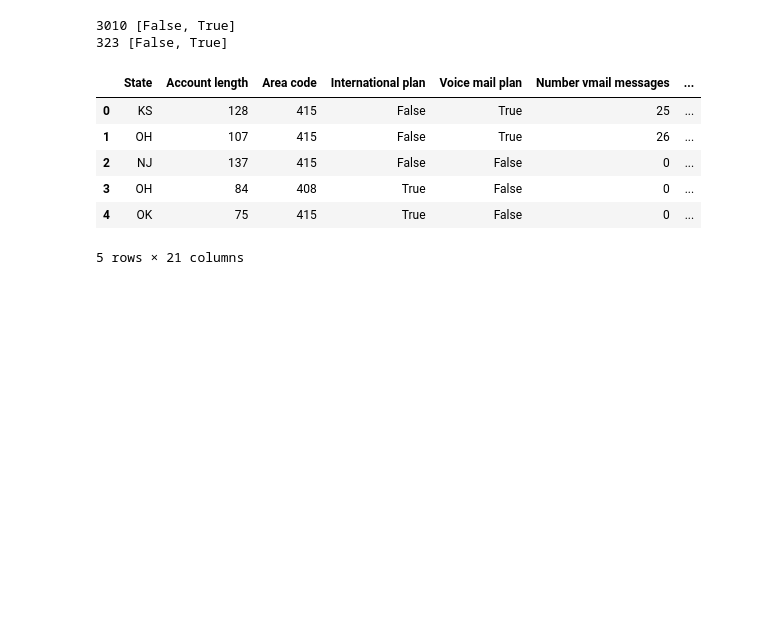
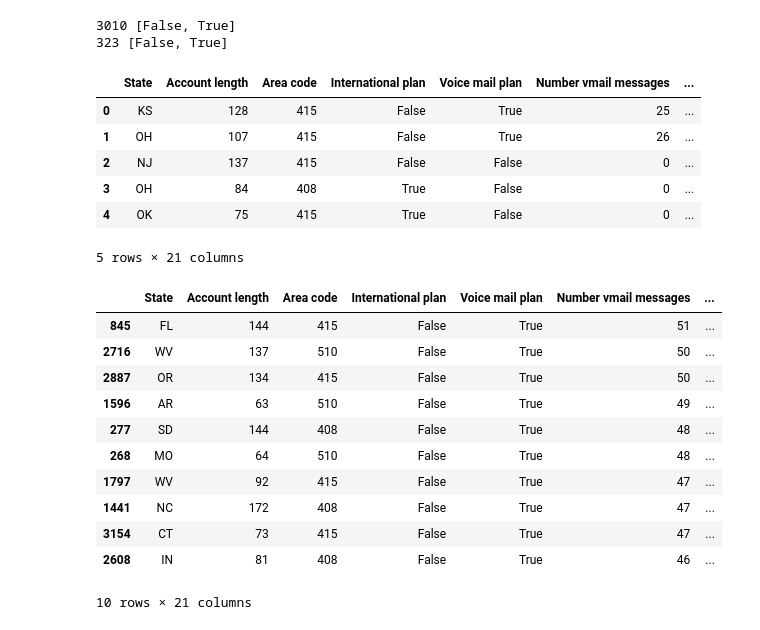
Before and after one commit to RoshanChowrasia22/EDA, a Jupyter notebook: telecom_churn_eda.ipynb, the cells around one changed output. Saved outputs shown, nothing was run; the diff lists cells and outputs as text; code cells hidden in the pictures; blank space fills up the shorter version.

```diff
--- a/telecom_churn_eda.ipynb
+++ b/telecom_churn_eda.ipynb
@@ -352,3 +352,20 @@ dataframe.head()
 | 3 | OH | 84 | 408 | True | False | 0 | ... |
 | 4 | OK | 75 | 415 | True | False | 0 | ... |
 5 rows × 21 columns
+# %%
+dataframe.sort_values(by='Number vmail messages',ascending=False,inplace=True)
+# %%
+dataframe.head(10)
+# %% [output]
+|  | State | Account length | Area code | International plan | Voice mail plan | Number vmail messages | ... |
+| 845 | FL | 144 | 415 | False | True | 51 | ... |
+| 2716 | WV | 137 | 510 | False | True | 50 | ... |
+| 2887 | OR | 134 | 415 | False | True | 50 | ... |
+| 1596 | AR | 63 | 510 | False | True | 49 | ... |
+| 277 | SD | 144 | 408 | False | True | 48 | ... |
+| 268 | MO | 64 | 510 | False | True | 48 | ... |
+| 1797 | WV | 92 | 415 | False | True | 47 | ... |
+| 1441 | NC | 172 | 408 | False | True | 47 | ... |
+| 3154 | CT | 73 | 415 | False | True | 47 | ... |
+| 2608 | IN | 81 | 408 | False | True | 46 | ... |
+10 rows × 21 columns
```
Also changed, not shown: parts of 11 cells of this notebook.
